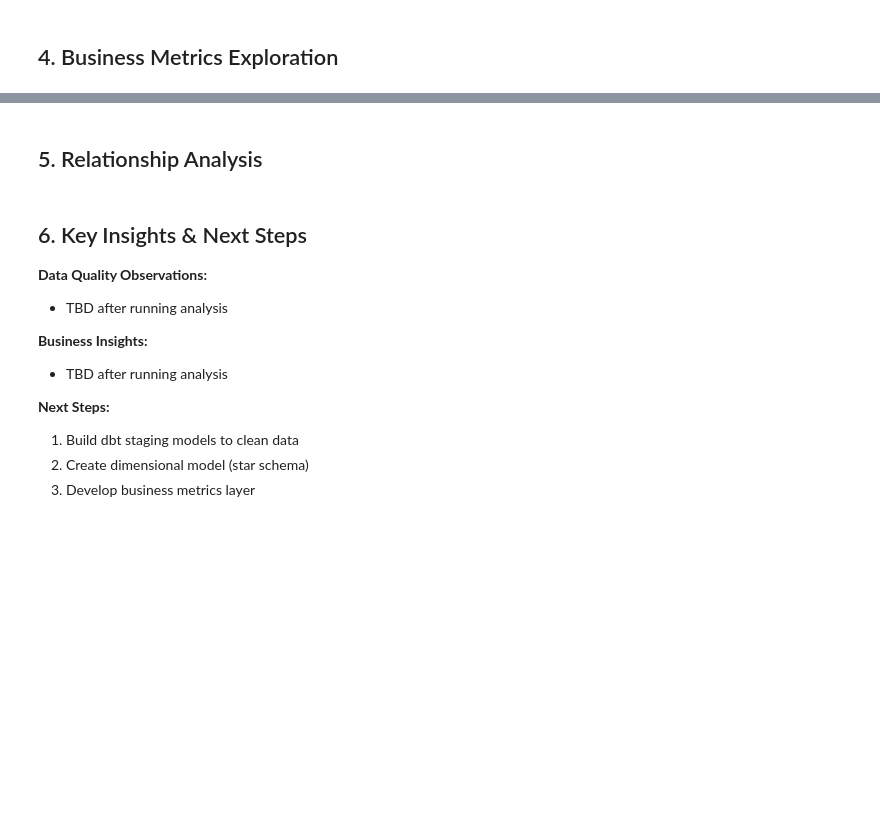
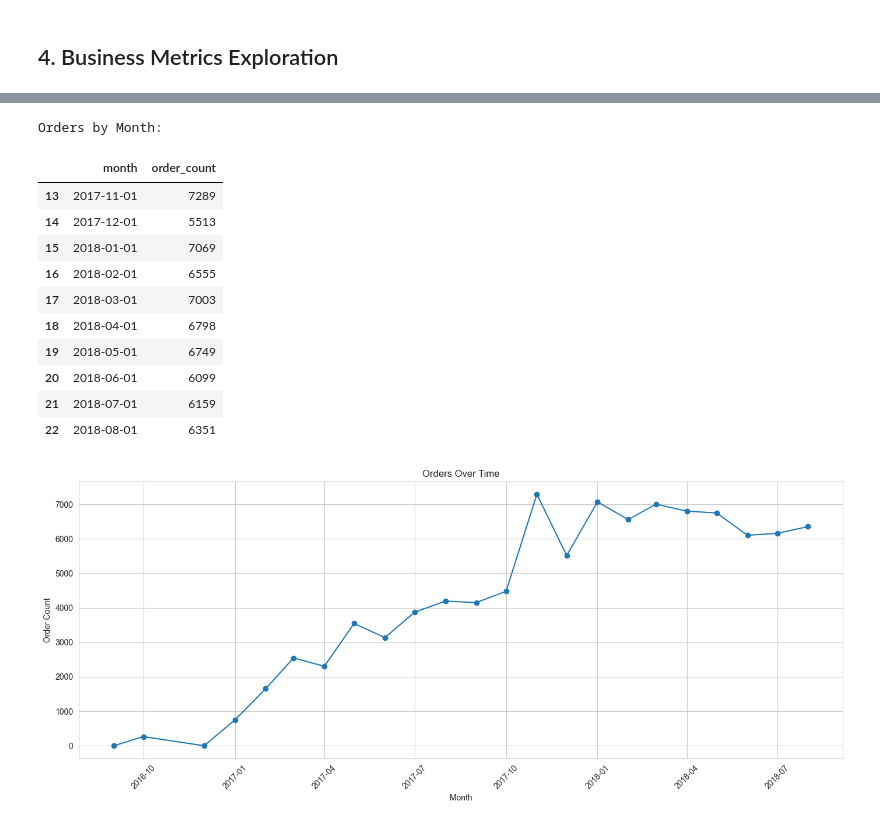
Before and after one commit to daniel-yapp/dbt-ml-analytics-pipeline, a Jupyter notebook: notebooks/01_exploratory_data_analysis.ipynb, the cells around one changed output, grey strips where cells are left out. Saved outputs shown, nothing was run; the diff lists cells and outputs as text; code cells hidden in the pictures; blank space fills up the shorter version.

```diff
--- a/notebooks/01_exploratory_data_analysis.ipynb
+++ b/notebooks/01_exploratory_data_analysis.ipynb
@@ -81,24 +802,38 @@ null_check
 # %%
 # Orders over time
 orders_by_month = con.execute("""
     SELECT
         DATE_TRUNC('month', order_purchase_timestamp) as month,
         COUNT(*) as order_count
     FROM raw.olist_orders_dataset
-    WHERE order_purchase_timestamp IS NOT NULL
+    WHERE order_status = 'delivered'
     GROUP BY month
     ORDER BY month
 """).df()
 
 print("Orders by Month:")
 display(orders_by_month.tail(10))
 
 # Plot
 plt.figure(figsize=(14, 6))
 plt.plot(orders_by_month['month'], orders_by_month['order_count'], marker='o')
 plt.title('Orders Over Time')
 plt.xlabel('Month')
 plt.ylabel('Order Count')
 plt.xticks(rotation=45)
 plt.tight_layout()
 plt.show()
+# %% [output]
+Orders by Month:
+|  | month | order_count |
+| 13 | 2017-11-01 | 7289 |
+| 14 | 2017-12-01 | 5513 |
+| 15 | 2018-01-01 | 7069 |
+| 16 | 2018-02-01 | 6555 |
+| 17 | 2018-03-01 | 7003 |
+| 18 | 2018-04-01 | 6798 |
+| 19 | 2018-05-01 | 6749 |
+| 20 | 2018-06-01 | 6099 |
+| 21 | 2018-07-01 | 6159 |
+| 22 | 2018-08-01 | 6351 |
+[figure, added]
@@ -126,2 +839,0 @@ plt.show()
-# %% [markdown]
-## 5. Relationship Analysis
@@ -148,13 +839,0 @@ order_summary
-# %% [markdown]
-## 6. Key Insights & Next Steps
-
-**Data Quality Observations:**
-- TBD after running analysis
-
-**Business Insights:**
-- TBD after running analysis
-
-**Next Steps:**
-1. Build dbt staging models to clean data
-2. Create dimensional model (star schema)
-3. Develop business metrics layer
```
Also changed, not shown: parts of 24 cells of this notebook.
